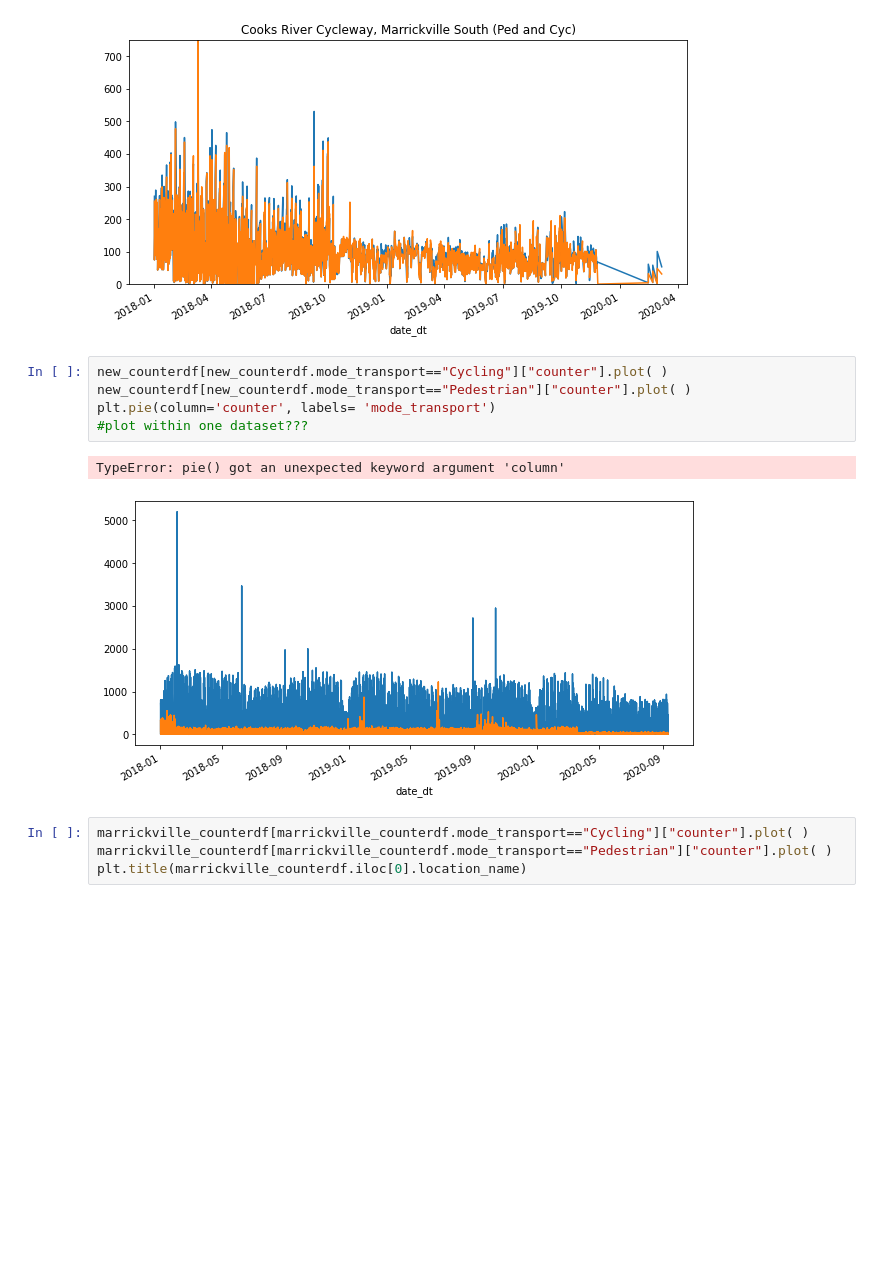
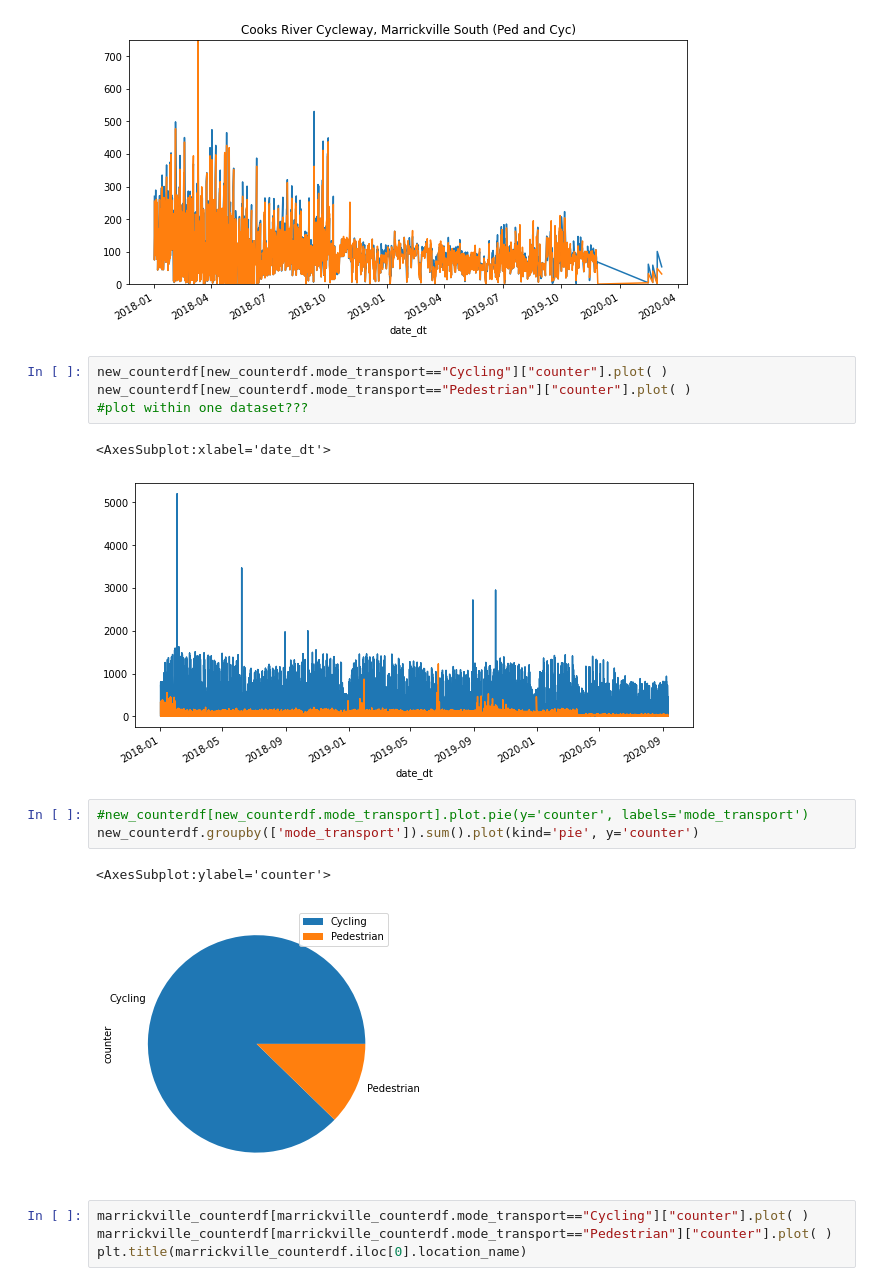
Before and after one commit to bojanasinpyjamas/data_project, a Jupyter notebook: cycleway-countsxls2018-2020.ipynb, the cells around one changed output. Saved outputs shown, nothing was run; the diff lists cells and outputs as text; blank space fills up the shorter version.

```diff
--- a/cycleway-countsxls2018-2020.ipynb
+++ b/cycleway-countsxls2018-2020.ipynb
@@ -164,11 +177,16 @@ plt.ylim([0, 750])
 # %%
 new_counterdf[new_counterdf.mode_transport=="Cycling"]["counter"].plot( )
 new_counterdf[new_counterdf.mode_transport=="Pedestrian"]["counter"].plot( )
-plt.pie(column='counter', labels= 'mode_transport')
 #plot within one dataset???
 # %% [output]
-TypeError: pie() got an unexpected keyword argument 'column'
+<AxesSubplot:xlabel='date_dt'>
 [figure]
+# %%
+#new_counterdf[new_counterdf.mode_transport].plot.pie(y='counter', labels='mode_transport')
+new_counterdf.groupby(['mode_transport']).sum().plot(kind='pie', y='counter')
+# %% [output]
+<AxesSubplot:ylabel='counter'>
+[figure, added]
 # %%
 marrickville_counterdf[marrickville_counterdf.mode_transport=="Cycling"]["counter"].plot( )
 marrickville_counterdf[marrickville_counterdf.mode_transport=="Pedestrian"]["counter"].plot( )
```
Also changed, not shown: parts of 2 cells of this notebook.
